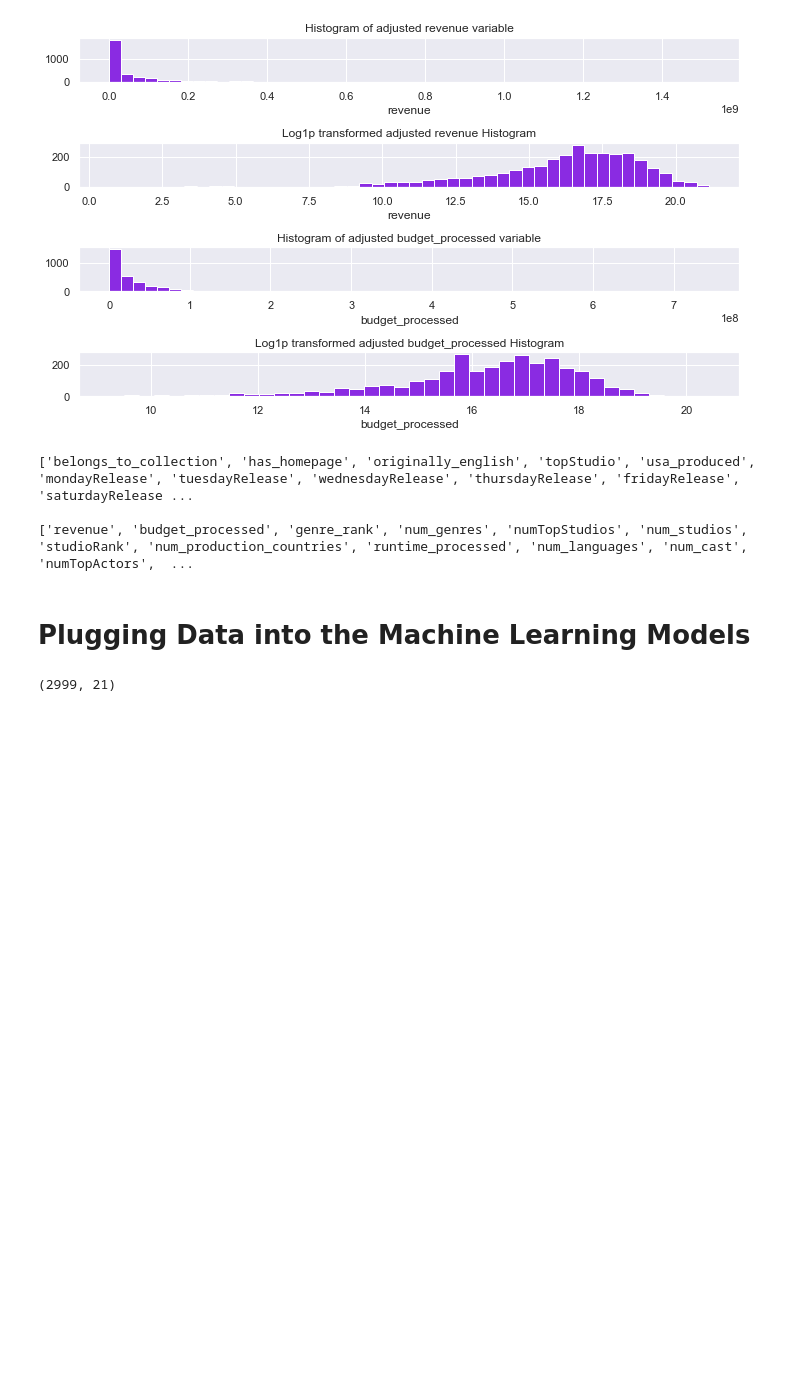
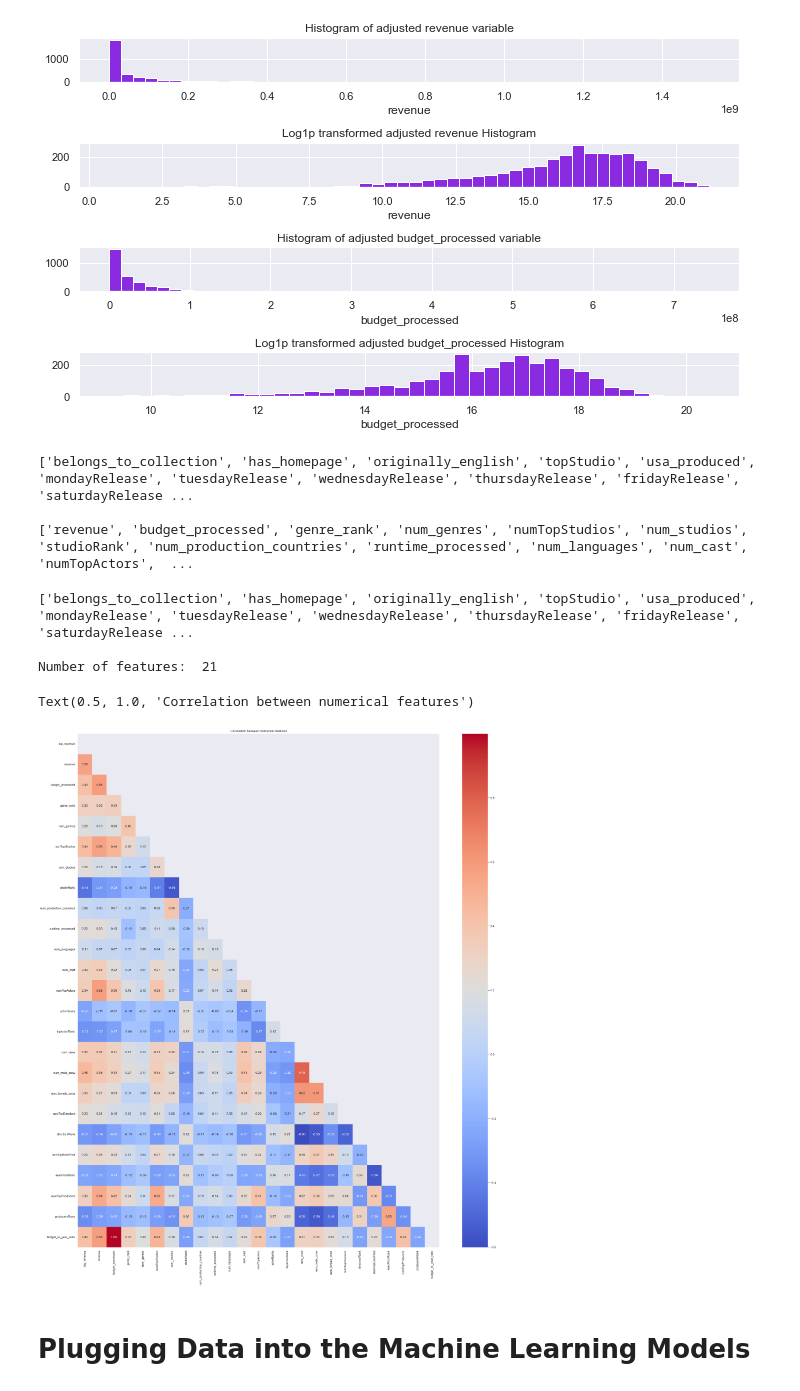
Before and after one commit to CGFS93/TMDB_Box_Office_Prediction, a Jupyter notebook: EDA.ipynb, the cells around one changed output. Cells and saved outputs as stored; diff of their text form; code cells hidden in the pictures; blank space fills up the shorter version.

```diff
--- a/EDA.ipynb
+++ b/EDA.ipynb
@@ -3149,5 +3149,36 @@ print(log_features)
 ['belongs_to_collection', 'has_homepage', 'originally_english', 'topStudio', 'usa_produced', 'mondayRelease', 'tuesdayRelease', 'wednesdayRelease', 'thursdayRelease', 'fridayRelease', 'saturdayRelease ...
 
 ['revenue', 'budget_processed', 'genre_rank', 'num_genres', 'numTopStudios', 'num_studios', 'studioRank', 'num_production_countries', 'runtime_processed', 'num_languages', 'num_cast', 'numTopActors',  ...
+# %%
+for feat in log_features:
+    train["log_" + feat] = np.log1p(train[feat])
+# %%
+print(train_features)
+print()
+print("Number of features: ", len(train_features))
+# %% [output]
+['belongs_to_collection', 'has_homepage', 'originally_english', 'topStudio', 'usa_produced', 'mondayRelease', 'tuesdayRelease', 'wednesdayRelease', 'thursdayRelease', 'fridayRelease', 'saturdayRelease ...
+
+Number of features:  21
+# %%
+#Correlation matrix
+sns.set(rc={'figure.figsize':(30,35)})
+
+# Compute the correlation matrix
+corr = train[['log_revenue', *log_features]].corr()
+
+# Generate a mask for the upper triangle
+mask = np.zeros_like(corr, dtype=np.bool)
+mask[np.triu_indices_from(mask)] = True
+
+sns.heatmap(corr, mask=mask,
+            annot=True,
+            fmt=".2f",
+            cmap='coolwarm')
+
+plt.title("Correlation between numerical features")
+# %% [output]
+Text(0.5, 1.0, 'Correlation between numerical features')
+[figure, added]
 # %% [markdown]
 # Plugging Data into the Machine Learning Models
@@ -3171,5 +3184,0 @@ X_train, X_test, y_train, y_test = train_test_split(X, y, random_state=98)
-# %%
-# Features
-X.shape
-# %% [output]
-(2999, 21)
```
Also changed, not shown: parts of 80 cells of this notebook.
